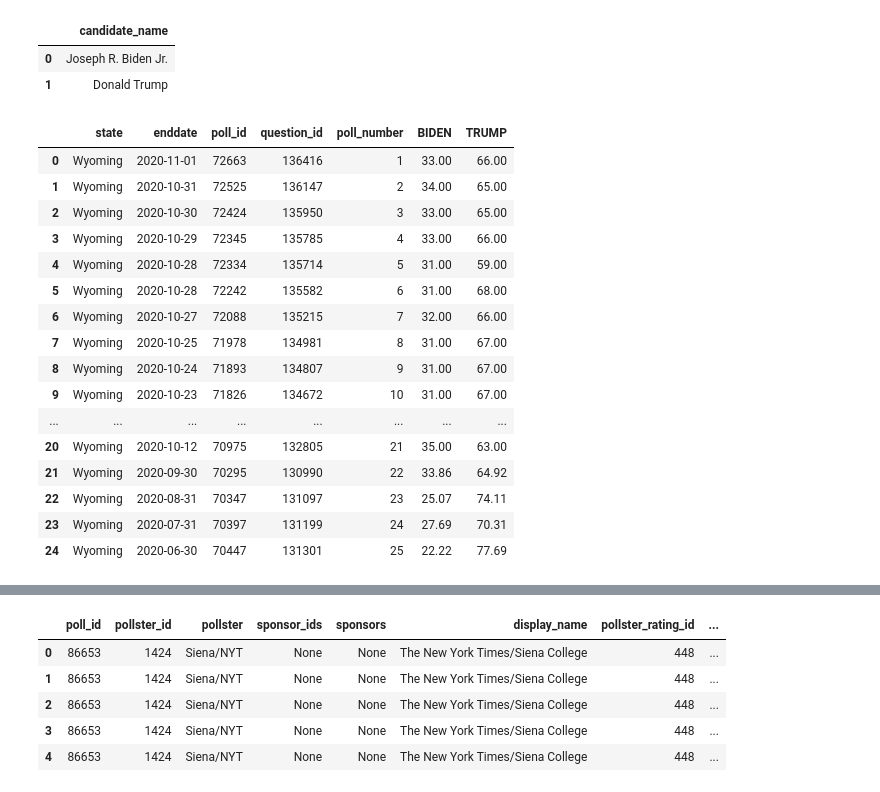
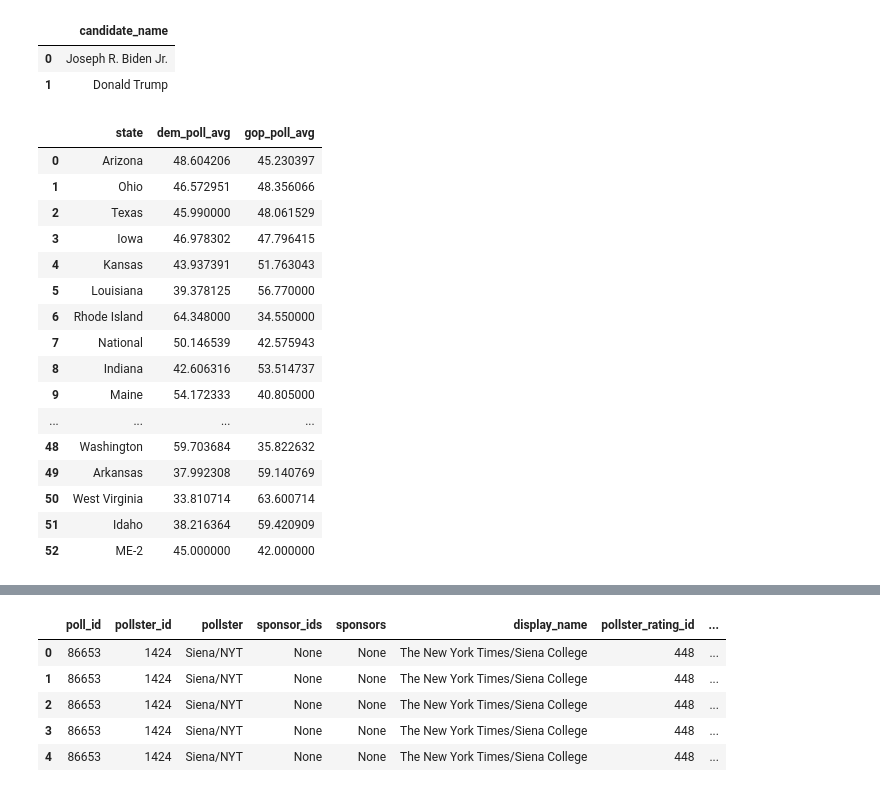
Before and after one commit to theanalyticsman/election_2024, a Jupyter notebook: Data Collection/Polls/2020_2024_polls.ipynb, the cells around one changed output, grey strips where cells are left out. Saved outputs shown, nothing was run; the diff lists cells and outputs as text; code cells hidden in the pictures.

```diff
--- a/Data Collection/Polls/2020_2024_polls.ipynb
+++ b/Data Collection/Polls/2020_2024_polls.ipynb
@@ -51,42 +48,56 @@ LIMIT 5
 | 1 | Donald Trump |
 # %%
 %%sql
+
+WITH
+
+polling_raw as
+(
 SELECT *
 FROM
     (SELECT
         state,
         CAST(enddate as DATE) as enddate,
         poll_id,
         question_id,
         row_number() OVER (PARTITION BY state ORDER BY CAST(enddate as DATE) DESC) as poll_number,
         SUM(CASE WHEN candidate_name = 'Joseph R. Biden Jr.' then pct else 0 END) as BIDEN,
         SUM(CASE WHEN candidate_name = 'Donald Trump' then pct else 0 END) as TRUMP,
     FROM polling_2020
     GROUP BY
         state,
         enddate,
         poll_id,
         question_id
     )
-WHERE state = 'Wyoming'
 ORDER BY CAST(enddate as DATE) DESC
+)
+
+SELECT
+    state,
+    avg(BIDEN) as dem_poll_avg,
+    avg(TRUMP) as gop_poll_avg
+FROM polling_raw
+WHERE poll_number >= 15
+GROUP BY
+    state
 # %% [output]
-|  | state | enddate | poll_id | question_id | poll_number | BIDEN | TRUMP |
-| 0 | Wyoming | 2020-11-01 | 72663 | 136416 | 1 | 33.00 | 66.00 |
-| 1 | Wyoming | 2020-10-31 | 72525 | 136147 | 2 | 34.00 | 65.00 |
-| 2 | Wyoming | 2020-10-30 | 72424 | 135950 | 3 | 33.00 | 65.00 |
-| 3 | Wyoming | 2020-10-29 | 72345 | 135785 | 4 | 33.00 | 66.00 |
-| 4 | Wyoming | 2020-10-28 | 72334 | 135714 | 5 | 31.00 | 59.00 |
-| 5 | Wyoming | 2020-10-28 | 72242 | 135582 | 6 | 31.00 | 68.00 |
-| 6 | Wyoming | 2020-10-27 | 72088 | 135215 | 7 | 32.00 | 66.00 |
-| 7 | Wyoming | 2020-10-25 | 71978 | 134981 | 8 | 31.00 | 67.00 |
-| 8 | Wyoming | 2020-10-24 | 71893 | 134807 | 9 | 31.00 | 67.00 |
-| 9 | Wyoming | 2020-10-23 | 71826 | 134672 | 10 | 31.00 | 67.00 |
-| ... | ... | ... | ... | ... | ... | ... | ... |
-| 20 | Wyoming | 2020-10-12 | 70975 | 132805 | 21 | 35.00 | 63.00 |
-| 21 | Wyoming | 2020-09-30 | 70295 | 130990 | 22 | 33.86 | 64.92 |
-| 22 | Wyoming | 2020-08-31 | 70347 | 131097 | 23 | 25.07 | 74.11 |
-| 23 | Wyoming | 2020-07-31 | 70397 | 131199 | 24 | 27.69 | 70.31 |
-| 24 | Wyoming | 2020-06-30 | 70447 | 131301 | 25 | 22.22 | 77.69 |
+|  | state | dem_poll_avg | gop_poll_avg |
+| 0 | Arizona | 48.604206 | 45.230397 |
+| 1 | Ohio | 46.572951 | 48.356066 |
+| 2 | Texas | 45.990000 | 48.061529 |
+| 3 | Iowa | 46.978302 | 47.796415 |
+| 4 | Kansas | 43.937391 | 51.763043 |
+| 5 | Louisiana | 39.378125 | 56.770000 |
+| 6 | Rhode Island | 64.348000 | 34.550000 |
+| 7 | National | 50.146539 | 42.575943 |
+| 8 | Indiana | 42.606316 | 53.514737 |
+| 9 | Maine | 54.172333 | 40.805000 |
+| ... | ... | ... | ... |
+| 48 | Washington | 59.703684 | 35.822632 |
+| 49 | Arkansas | 37.992308 | 59.140769 |
+| 50 | West Virginia | 33.810714 | 63.600714 |
+| 51 | Idaho | 38.216364 | 59.420909 |
+| 52 | ME-2 | 45.000000 | 42.000000 |
 # %%
 query = """
```
Also changed, not shown: parts of 5 cells of this notebook, 3 other files.
